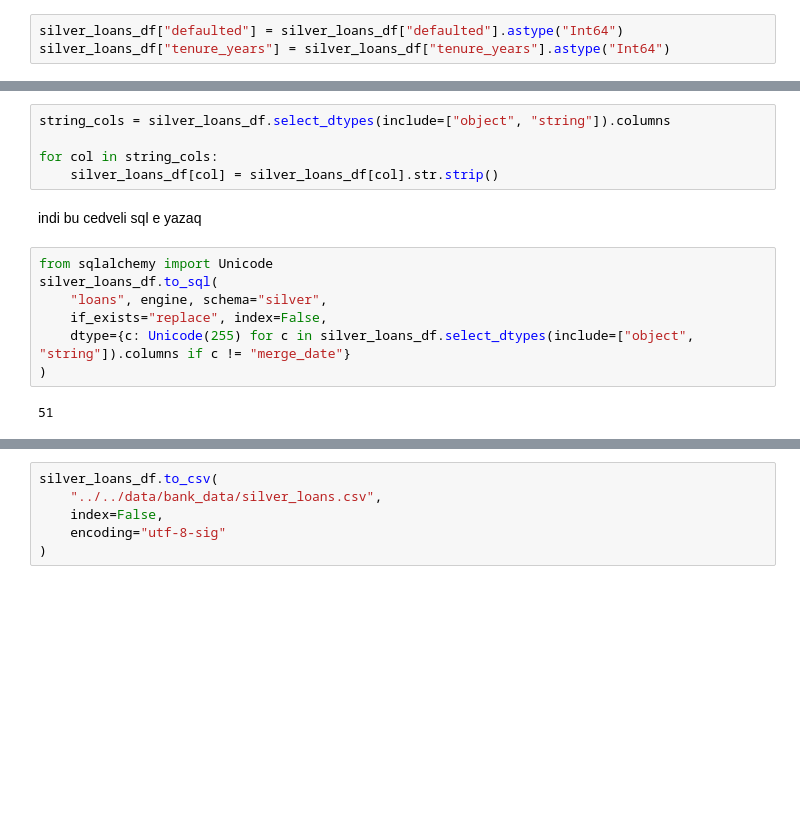
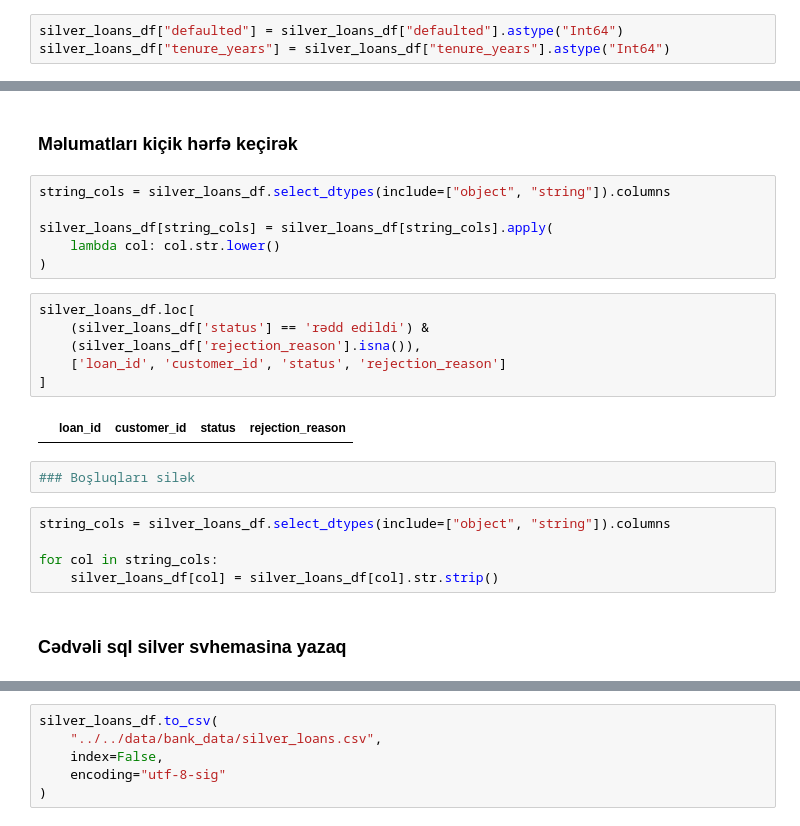
Before and after one commit to mashadiyevasabina/Bank_Analysis, a Jupyter notebook: notebooks/2_Silver/03_silver_clean.ipynb, the cells around one changed output, grey strips where cells are left out. Cells and saved outputs as stored; diff of their text form; blank space fills up the shorter version.

```diff
--- a/notebooks/2_Silver/03_silver_clean.ipynb
+++ b/notebooks/2_Silver/03_silver_clean.ipynb
@@ -233,16 +253,25 @@ boşluqları təmizləyək
-# %%
-string_cols = silver_loans_df.select_dtypes(include=["object", "string"]).columns
-
-for col in string_cols:
-    silver_loans_df[col] = silver_loans_df[col].str.strip()
-# %% [markdown]
-indi bu cedveli sql e yazaq
-# %%
-from sqlalchemy import Unicode
-silver_loans_df.to_sql(
-    "loans", engine, schema="silver",
-    if_exists="replace", index=False,
-    dtype={c: Unicode(255) for c in silver_loans_df.select_dtypes(include=["object", "string"]).columns if c != "merge_date"}
-)
-# %% [output]
-51
+# %% [markdown]
+### Məlumatları kiçik hərfə keçirək
+# %%
+string_cols = silver_loans_df.select_dtypes(include=["object", "string"]).columns
+
+silver_loans_df[string_cols] = silver_loans_df[string_cols].apply(
+    lambda col: col.str.lower()
+)
+# %%
+silver_loans_df.loc[
+    (silver_loans_df['status'] == 'rədd edildi') &
+    (silver_loans_df['rejection_reason'].isna()),
+    ['loan_id', 'customer_id', 'status', 'rejection_reason']
+]
+# %% [output]
+|  | loan_id | customer_id | status | rejection_reason |
+# %%
+### Boşluqları silək
+# %%
+string_cols = silver_loans_df.select_dtypes(include=["object", "string"]).columns
+
+for col in string_cols:
+    silver_loans_df[col] = silver_loans_df[col].str.strip()
+# %% [markdown]
+### Cədvəli sql silver svhemasina yazaq
```
Also changed, not shown: parts of 29 cells of this notebook, 4 other files.
